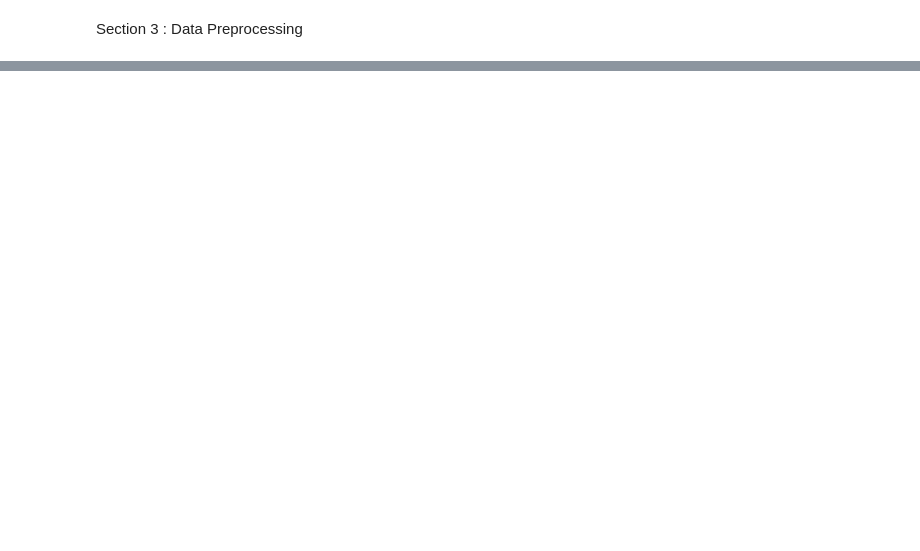
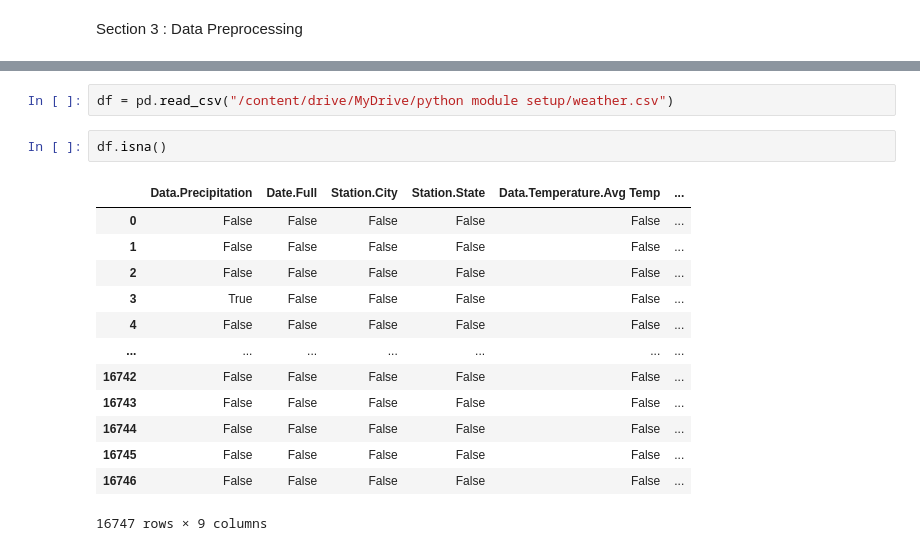
Before and after one commit to Bibhuti-MLAI/Python-Assignment, a Jupyter notebook: Python_Assignment.ipynb, the cells around one changed output, grey strips where cells are left out. Drawn from its saved outputs; the diff is of its cells as text; blank space fills up the shorter version.

```diff
--- a/Python_Assignment.ipynb
+++ b/Python_Assignment.ipynb
@@ -257,0 +621,18 @@ weather.head()
+# %%
+df = pd.read_csv("/content/drive/MyDrive/python module setup/weather.csv")
+# %%
+df.isna()
+# %% [output]
+|  | Data.Precipitation | Date.Full | Station.City | Station.State | Data.Temperature.Avg Temp | ... |
+| 0 | False | False | False | False | False | ... |
+| 1 | False | False | False | False | False | ... |
+| 2 | False | False | False | False | False | ... |
+| 3 | True | False | False | False | False | ... |
+| 4 | False | False | False | False | False | ... |
+| ... | ... | ... | ... | ... | ... | ... |
+| 16742 | False | False | False | False | False | ... |
+| 16743 | False | False | False | False | False | ... |
+| 16744 | False | False | False | False | False | ... |
+| 16745 | False | False | False | False | False | ... |
+| 16746 | False | False | False | False | False | ... |
+16747 rows × 9 columns
```
Also changed, not shown: parts of 48 cells of this notebook.
